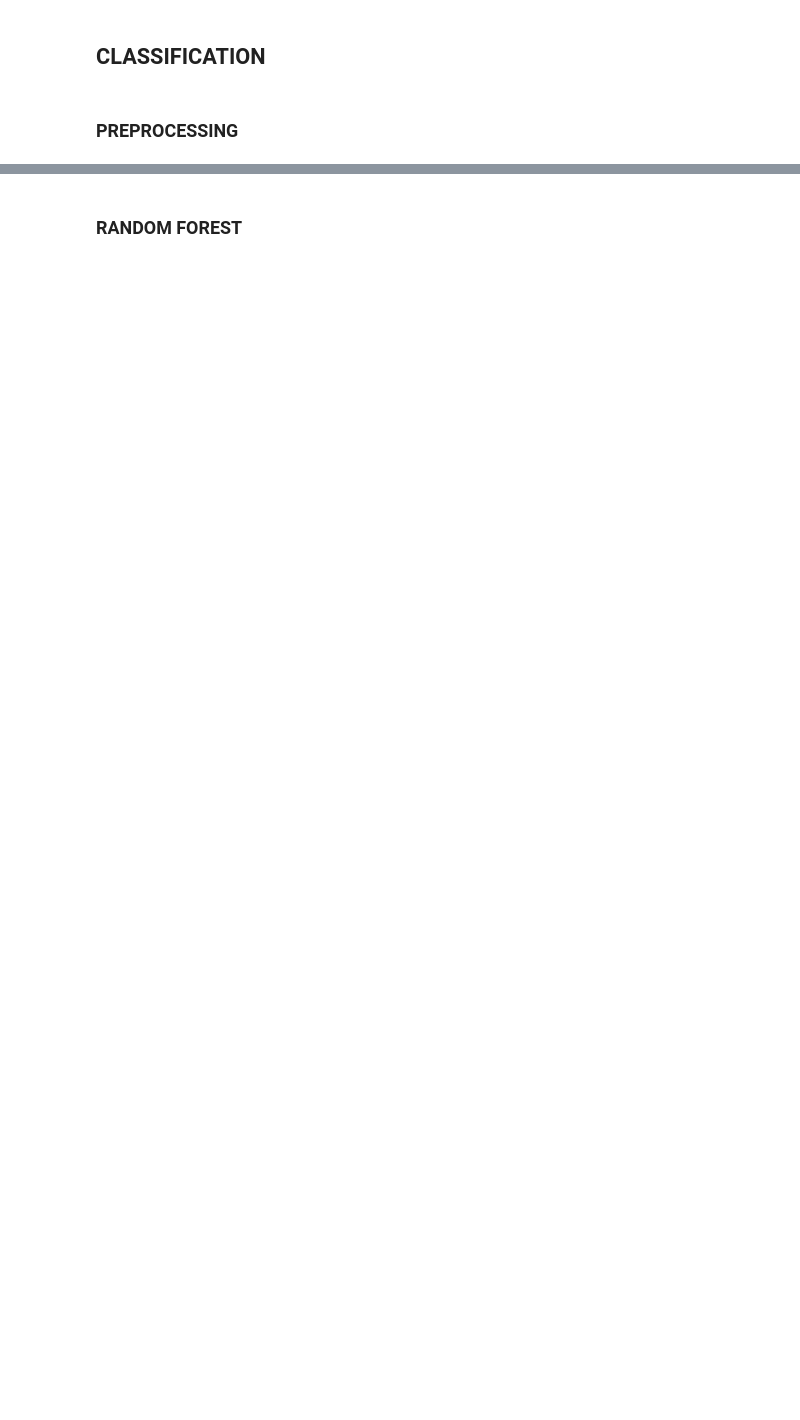
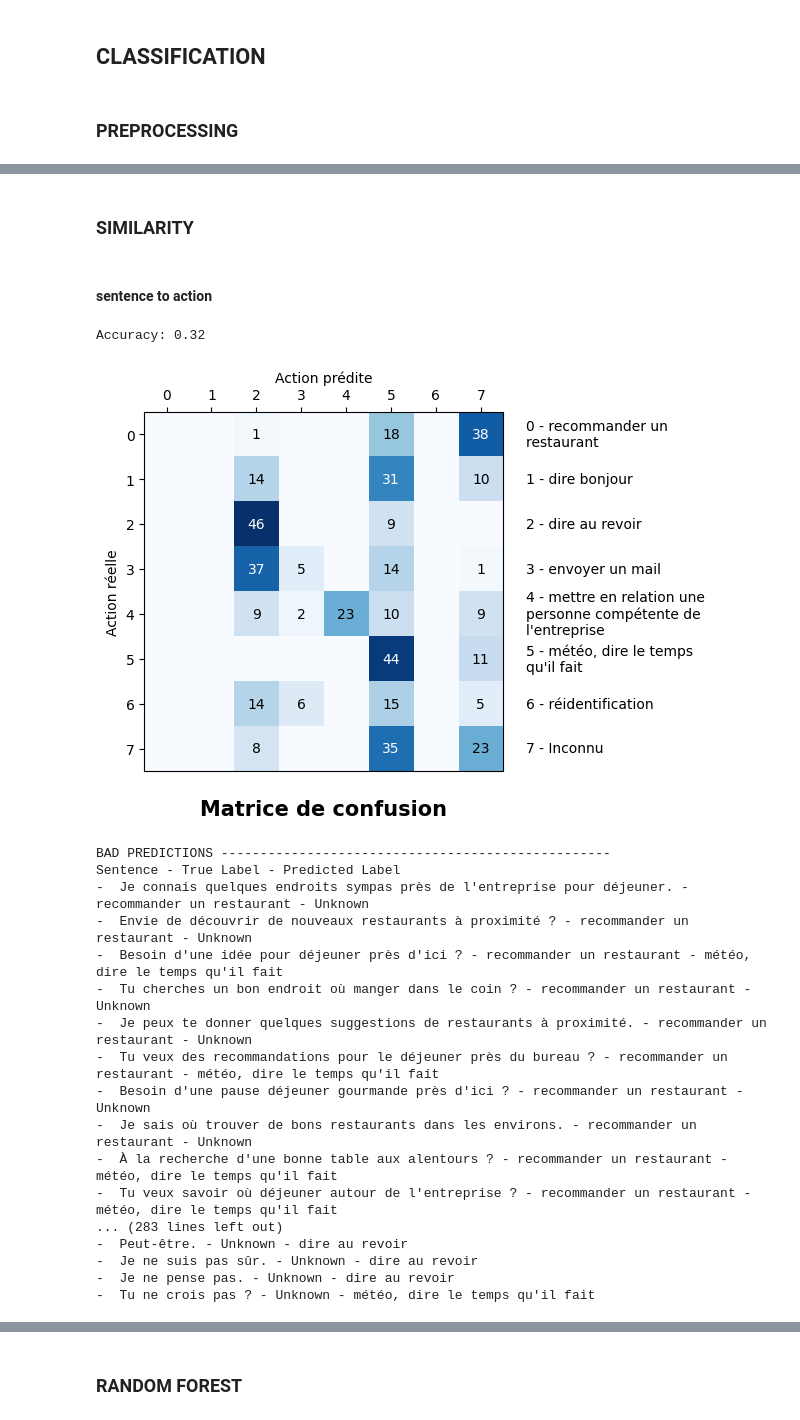
Before and after one commit to eliot-christon/robot-speech-to-speech, a Jupyter notebook: Tools/Evaluation/T4/new_eval.ipynb, the cells around one changed output, grey strips where cells are left out. Cells and saved outputs as stored; diff of their text form; code cells hidden in the pictures; blank space fills up the shorter version.

Commit message:
trying hard for action detection

```diff
--- a/Tools/Evaluation/T4/new_eval.ipynb
+++ b/Tools/Evaluation/T4/new_eval.ipynb
@@ -224,3 +258,13 @@ plt.show()
 ## CLASSIFICATION
 # %% [markdown]
 ### PREPROCESSING
+# %%
+test_sentence_similarity_file_name = f"embeddings/test_sentence_similarity_{MODEL_NAME}.npy"
+
+if os.path.exists(test_sentence_similarity_file_name):
+    with open(test_sentence_similarity_file_name, 'rb') as f:
+        test_sentence_similarity = np.load(f)
+else:
+    test_sentence_similarity = np.array([[cosine_similarity(action_embedding, test_sentence_embedding) for test_sentence_embedding in test_sentence_embeddings] for action_embedding in action_embeddings])
+    with open(test_sentence_similarity_file_name, 'wb') as f:
+        np.save(f, test_sentence_similarity)
@@ -256,0 +323,39 @@ dict_num_str = {i: label for i, label in enumerate(y_str.unique())}
+# %% [markdown]
+### SIMILARITY
+# %% [markdown]
+#### sentence to action
+# %%
+y_pred = np.array(np.argmax(test_sentence_similarity, axis=0))
+# when similarity under threshold, predict y_pred = 0
+threshold = 0.4
+y_pred[np.max(test_sentence_similarity, axis=0) < threshold] = 7
+y_pred_str = decode_y(y_pred, dict_num_str)
+
+accuracy = (y_str == y_pred_str).mean()
+print(f"Accuracy: {accuracy:.2f}")
+
+# plot confusion matrix
+plot_confusion_matrix(y_str, y_pred_str, y_str.unique())
+
+# print bad predictions
+print_bad_predictions(y_str, y_pred_str, X, X)
+# %% [output]
+Accuracy: 0.32
+[figure, added]
+BAD PREDICTIONS --------------------------------------------------
+Sentence - True Label - Predicted Label
+-  Je connais quelques endroits sympas près de l'entreprise pour déjeuner. - recommander un restaurant - Unknown
+-  Envie de découvrir de nouveaux restaurants à proximité ? - recommander un restaurant - Unknown
+-  Besoin d'une idée pour déjeuner près d'ici ? - recommander un restaurant - météo, dire le temps qu'il fait
+-  Tu cherches un bon endroit où manger dans le coin ? - recommander un restaurant - Unknown
+-  Je peux te donner quelques suggestions de restaurants à proximité. - recommander un restaurant - Unknown
+-  Tu veux des recommandations pour le déjeuner près du bureau ? - recommander un restaurant - météo, dire le temps qu'il fait
+-  Besoin d'une pause déjeuner gourmande près d'ici ? - recommander un restaurant - Unknown
+-  Je sais où trouver de bons restaurants dans les environs. - recommander un restaurant - Unknown
+-  À la recherche d'une bonne table aux alentours ? - recommander un restaurant - météo, dire le temps qu'il fait
+-  Tu veux savoir où déjeuner autour de l'entreprise ? - recommander un restaurant - météo, dire le temps qu'il fait
+... (283 lines left out)
+-  Peut-être. - Unknown - dire au revoir
+-  Je ne suis pas sûr. - Unknown - dire au revoir
+-  Je ne pense pas. - Unknown - dire au revoir
+-  Tu ne crois pas ? - Unknown - météo, dire le temps qu'il fait
```
Also changed, not shown: parts of 20 cells of this notebook, 9 other files.
